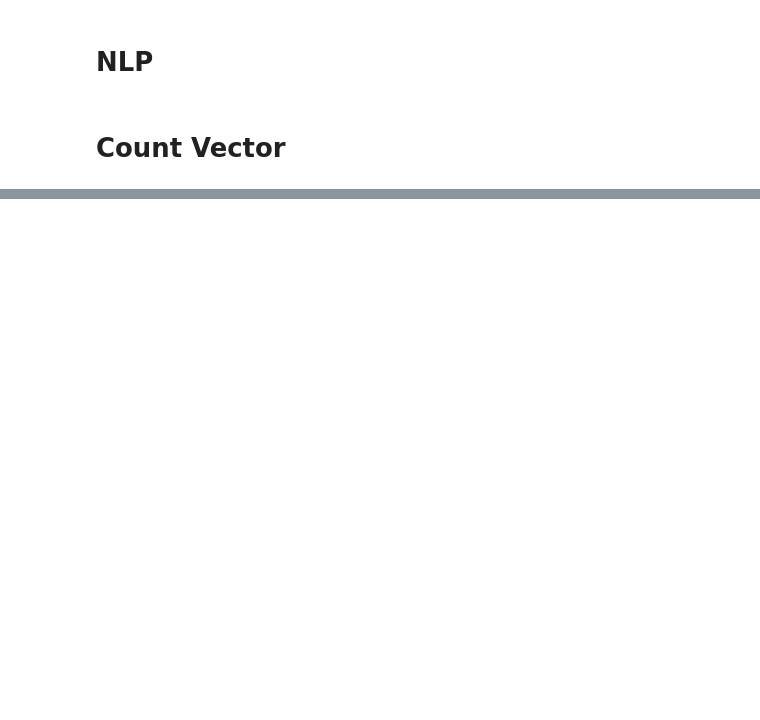
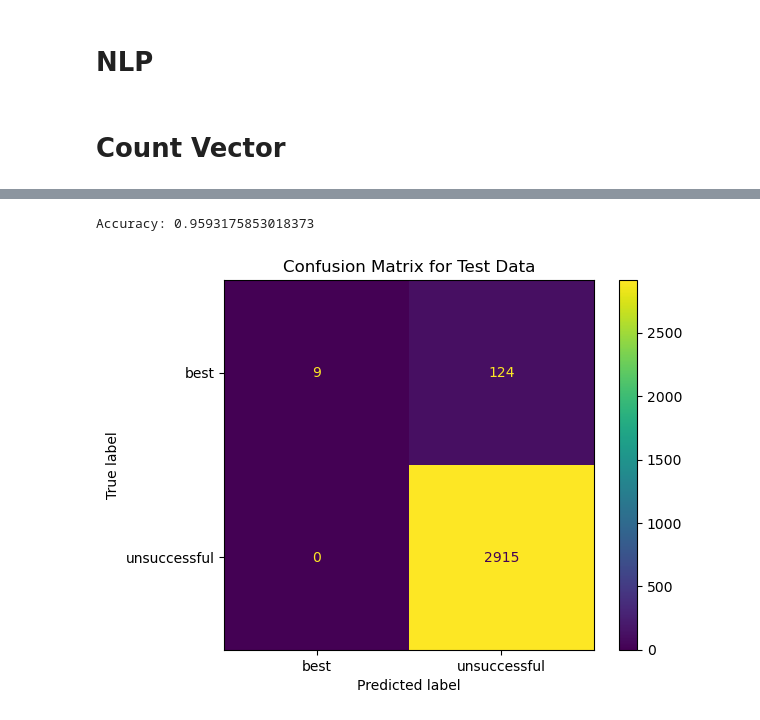
Before and after one commit to Booookkkkkssss/books_main, a Jupyter notebook: navs-folder/modeling.ipynb, the cells around one changed output, grey strips where cells are left out. Saved outputs shown, nothing was run; the diff lists cells and outputs as text; code cells hidden in the pictures; blank space fills up the shorter version.

```diff
--- a/navs-folder/modeling.ipynb
+++ b/navs-folder/modeling.ipynb
@@ -119,0 +210,20 @@ TypeError: 'numpy.ndarray' object is not callable
+# %%
+label_encoder = LabelEncoder()
+y_train = label_encoder.fit_transform(y_train)
+y_test = label_encoder.transform(y_test)
+
+vectorizer = CountVectorizer()
+x_bow_train = vectorizer.fit_transform(x_train)
+x_bow_test = vectorizer.transform(x_test)
+# %%
+# create an instance with predetermined values
+xgb = xgb.XGBClassifier(objective ='binary:logistic',
+                                        seed = 42,
+                                        max_depth = 3,
+                                        scale_pos_weight= 5,
+                                        learning_rate = .01,
+                                        subsample = .9,
+                                        colsample_bytree = .5,
+                                        n_jobs = 10)
+# %%
+xgb.fit(x_bow_train, y_train)
@@ -119,0 +242,22 @@ TypeError: 'numpy.ndarray' object is not callable
+# %%
+# make predictions on test set
+y_pred = xgb.predict(x_bow_train)
+
+# evaluate classifier performance
+accuracy = xgb.score(x_bow_train, y_train)
+print("Accuracy:", accuracy)
+# %% [output]
+Accuracy: 0.9593175853018373
+# %%
+# assume y_test and y_pred are your test set target variable and predicted labels, respectively
+cm = confusion_matrix(y_train, y_pred)
+
+# plot confusion matrix
+disp = ConfusionMatrixDisplay(confusion_matrix=cm,
+                              display_labels=['best', 'unsuccessful'])
+disp.plot()
+disp.ax_.set_title("Confusion Matrix for Test Data")
+
+plt.show()
+# %% [output]
+[figure, added]
```
Also changed, not shown: parts of 42 cells of this notebook, 3 other files.
